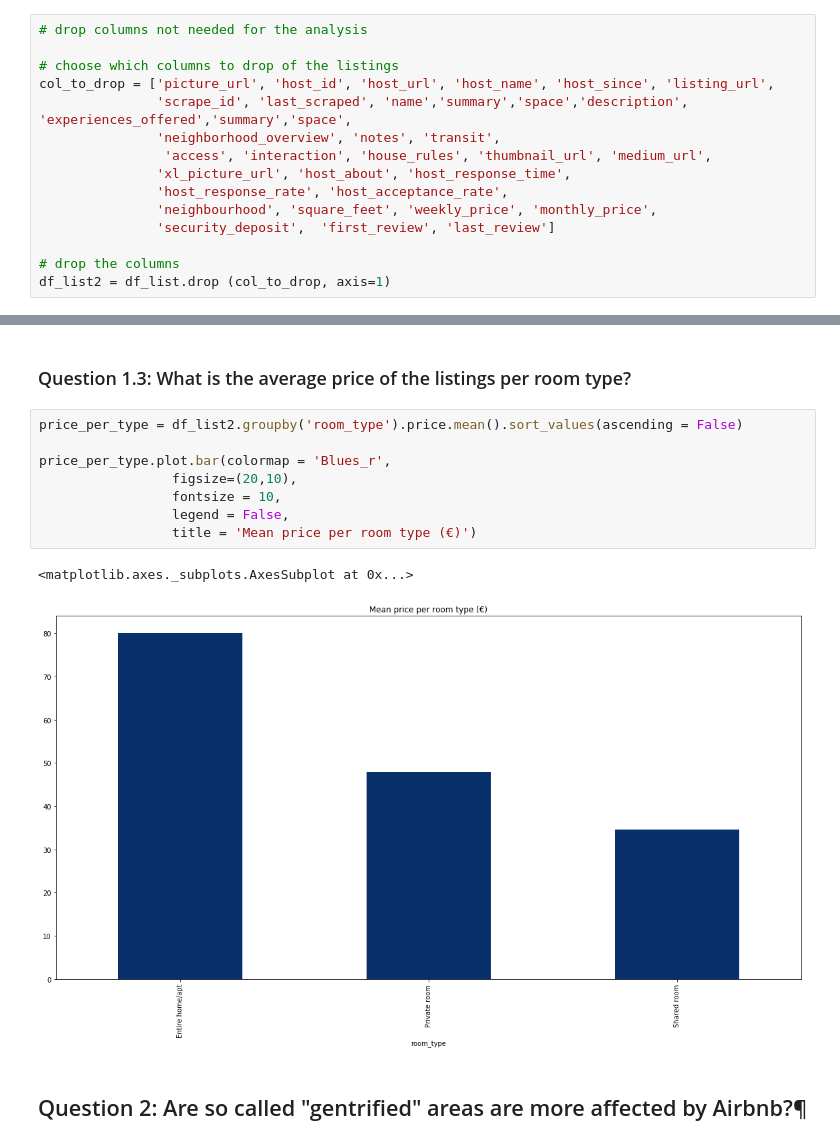
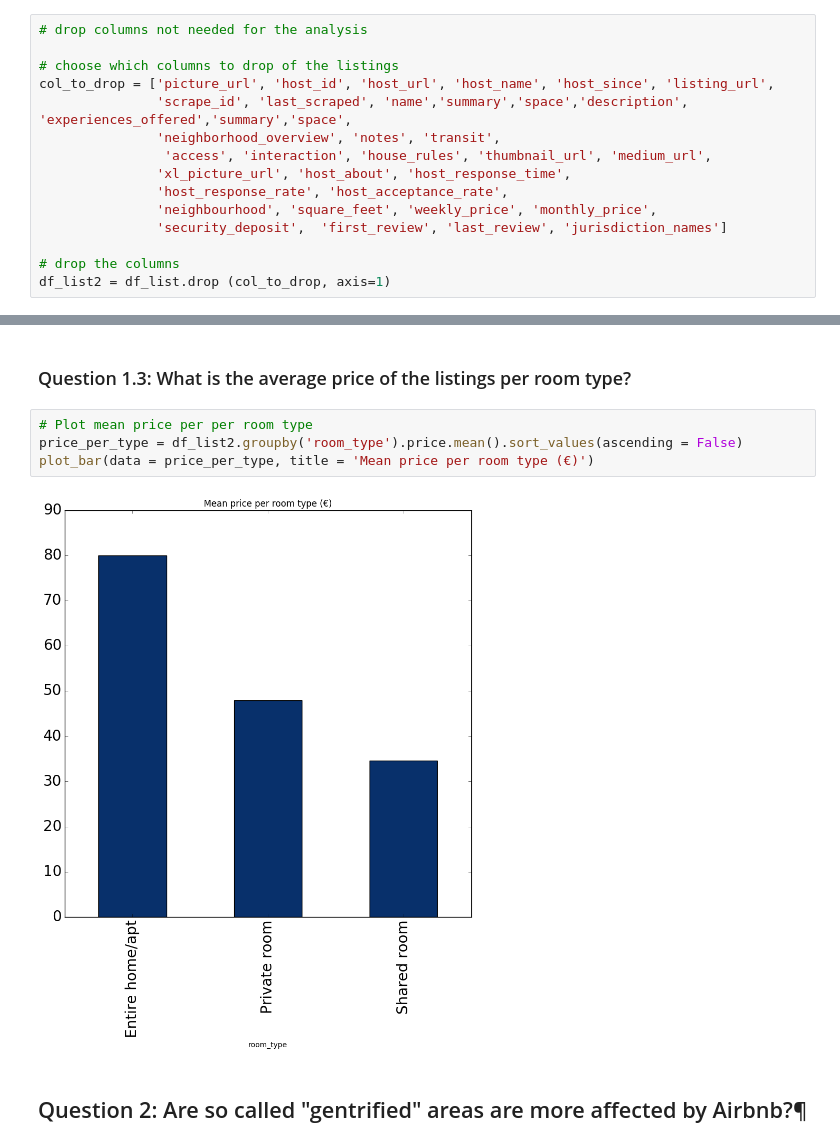
Before and after one commit to AlligatorJ/Berlin-AirBnB-Analysis, a Jupyter notebook: Airbnb_Berlin_Analysis.ipynb, the cells around one changed output, grey strips where cells are left out. Cells and saved outputs as stored; diff of their text form.

```diff
--- a/Airbnb_Berlin_Analysis.ipynb
+++ b/Airbnb_Berlin_Analysis.ipynb
@@ -127,7 +140,7 @@ col_to_drop = ['picture_url', 'host_id', 'host_url', 'host_name', 'host_since',
                'xl_picture_url', 'host_about', 'host_response_time',
                'host_response_rate', 'host_acceptance_rate',
                'neighbourhood', 'square_feet', 'weekly_price', 'monthly_price',
-               'security_deposit',  'first_review', 'last_review']
+               'security_deposit',  'first_review', 'last_review', 'jurisdiction_names']
 
 # drop the columns
 df_list2 = df_list.drop (col_to_drop, axis=1)
@@ -196,16 +295,11 @@ price_per_type.plot.bar(colormap = 'Blues_r',
 # %% [markdown]
 ### Question 1.3: What is the average price of the listings per room type?
 # %%
+# Plot mean price per per room type
 price_per_type = df_list2.groupby('room_type').price.mean().sort_values(ascending = False)
-
-price_per_type.plot.bar(colormap = 'Blues_r',
-                 figsize=(20,10),
-                 fontsize = 10,
-                 legend = False,
-                 title = 'Mean price per room type (€)')
+plot_bar(data = price_per_type, title = 'Mean price per room type (€)')
 # %% [output]
-<matplotlib.axes._subplots.AxesSubplot at 0x...>
-[figure, old version]
+[figure, new version]
 # %% [markdown]
 ## Question 2: Are so called "gentrified" areas are more affected by Airbnb?¶
 # %% [markdown]
```
Also changed, not shown: parts of 27 cells of this notebook, 1 other file.
